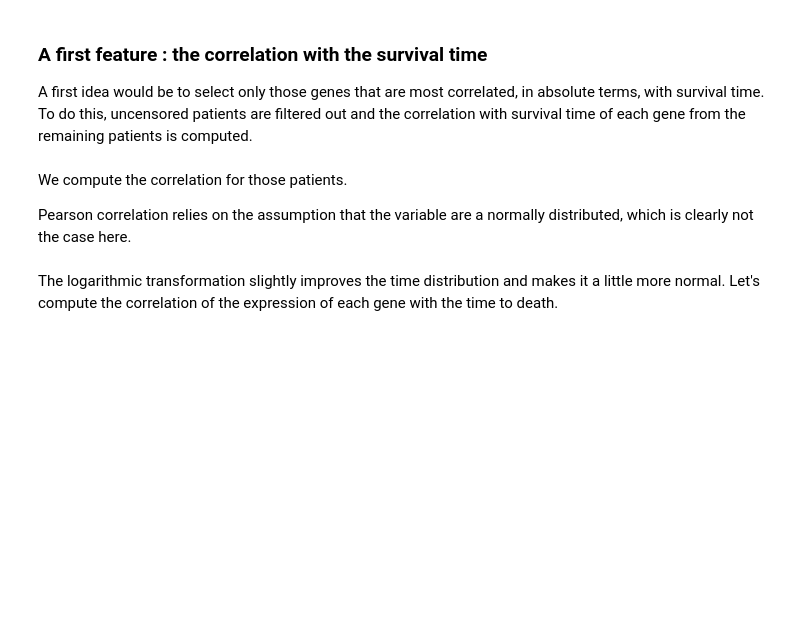
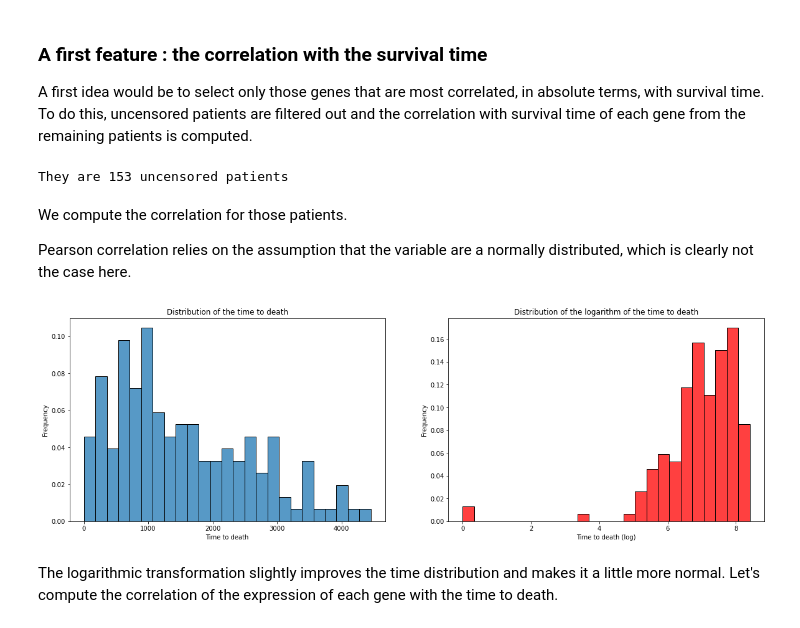
Before and after one commit to StephaneBereux/Cancer-survival-challenge, a Jupyter notebook: starting_kit.ipynb, the cells around one changed output. Cells and saved outputs as stored; diff of their text form; code cells hidden in the pictures; blank space fills up the shorter version.

```diff
--- a/starting_kit.ipynb
+++ b/starting_kit.ipynb
@@ -222,26 +226,31 @@ y_train[:,0].sum()
 
 A first idea would be to select only those genes that are most correlated, in absolute terms, with survival time. To do this, uncensored patients are filtered out and the correlation with survival time of each gene from the remaining patients is computed.
 # %%
-X_uncensored = X_train[y_train['death']==1].drop(columns=['death'])
-y_uncensored = y_train[y_train['death']==1]
+X_uncensored = X_train[y_train[:,0]==1]
+y_uncensored = y_train[y_train[:,0]==1]
 print('They are %i uncensored patients' % len(X_uncensored))
+# %% [output]
+They are 153 uncensored patients
 # %% [markdown]
 We compute the correlation for those patients.
 
 Pearson correlation relies on the assumption that the variable are a normally distributed, which is clearly not the case here.
 # %%
+import seaborn as sns
 fig, (ax1, ax2) = plt.subplots(1, 2, figsize=(20,6))
-sns.histplot(y_uncensored['time'].to_numpy(), ax=ax1, stat='probability',bins=25)
+sns.histplot(y_uncensored[:,1], ax=ax1, stat='probability',bins=25)
 ax1.set_title('Distribution of the time to death')
 ax1.set_xlabel('Time to death')
 ax1.set_ylabel('Frequency')
 
-log_time = np.log(y_uncensored['time'].to_numpy())
+log_time = np.log(y_uncensored[:,1])
 sns.histplot(log_time, ax=ax2, stat='probability', color='r', bins=25)
 ax2.set_title('Distribution of the logarithm of the time to death')
 ax2.set_xlabel('Time to death (log)')
 ax2.set_ylabel('Frequency')
 plt.show()
+# %% [output]
+[figure, added]
 # %% [markdown]
 The logarithmic transformation slightly improves the time distribution and makes it a little more normal.
 Let's compute the correlation of the expression of each gene with the time to death.
```
Also changed, not shown: parts of 8 cells of this notebook.
